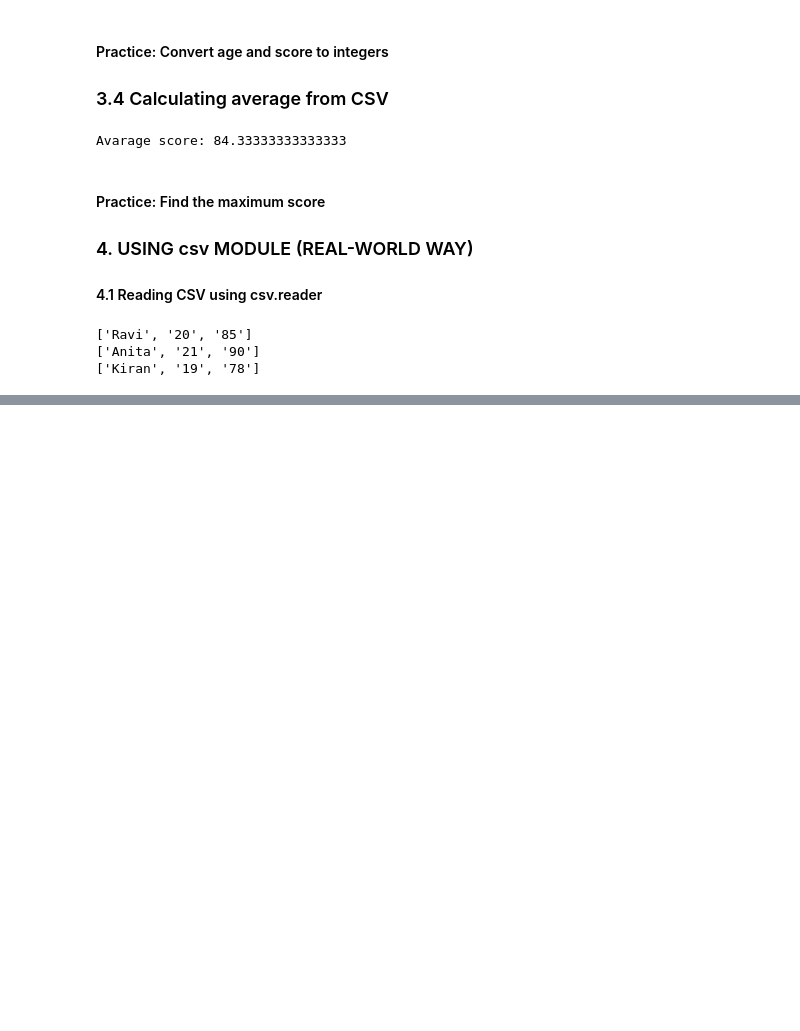
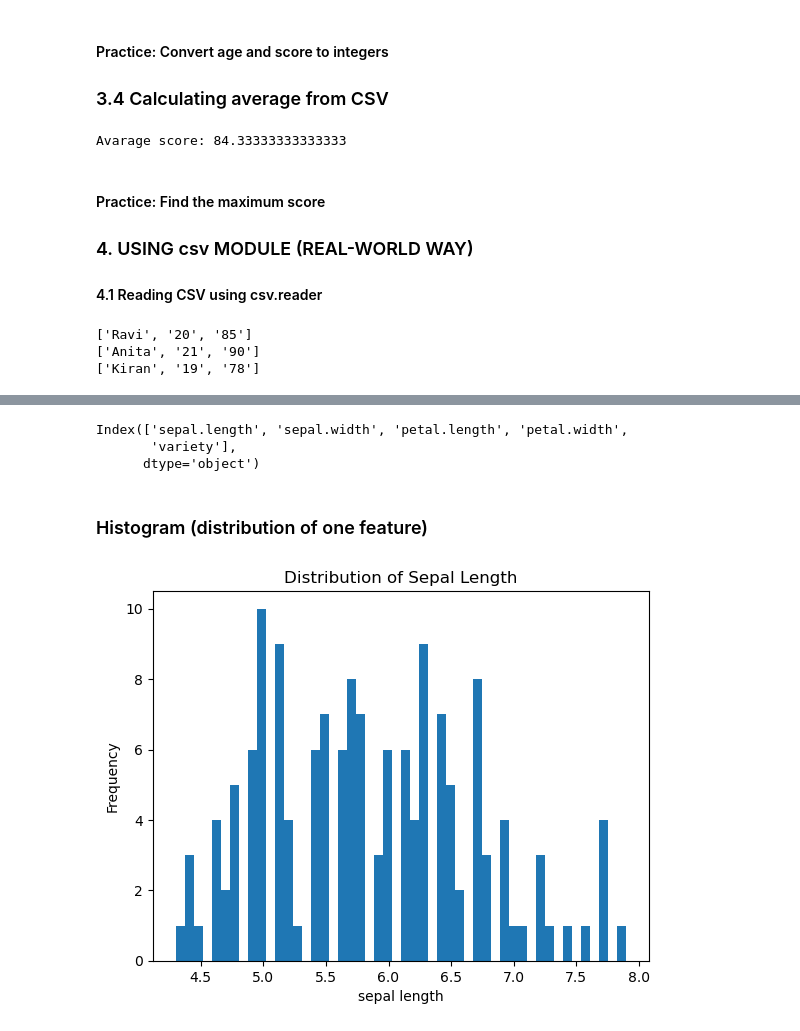
Before and after one commit to cosmological01/AI-ML-Repository-, a Jupyter notebook: Working_withFiles.ipynb, the cells around one changed output, grey strips where cells are left out. Cells and saved outputs as stored; diff of their text form; code cells hidden in the pictures; blank space fills up the shorter version.

```diff
--- a/Working_withFiles.ipynb
+++ b/Working_withFiles.ipynb
@@ -144,0 +649,4 @@ Practice: Print only names
+# %%
+import pandas as pd
+df = pd.read_csv("iris.csv")
+df.shape
@@ -144,0 +701,20 @@ Practice: Print only names
+# %%
+df.columns
+# %% [output]
+Index(['sepal.length', 'sepal.width', 'petal.length', 'petal.width',
+       'variety'],
+      dtype='object')
+# %%
+df['sepal.length'].fillna(df['sepal.length'].mean(),inplace = True)
+df['sepal.width'].fillna(df['sepal.width'].mean(), inplace =True)
+# %% [markdown]
+### Histogram (distribution of one feature)
+# %%
+import matplotlib.pyplot as plt
+plt.hist(df['sepal.length'],bins=50)
+plt.xlabel('sepal length')
+plt.ylabel('Frequency')
+plt.title('Distribution of Sepal Length')
+plt.show()
+# %% [output]
+[figure, added]
```
Also changed, not shown: parts of 59 cells of this notebook, 5 other files.
